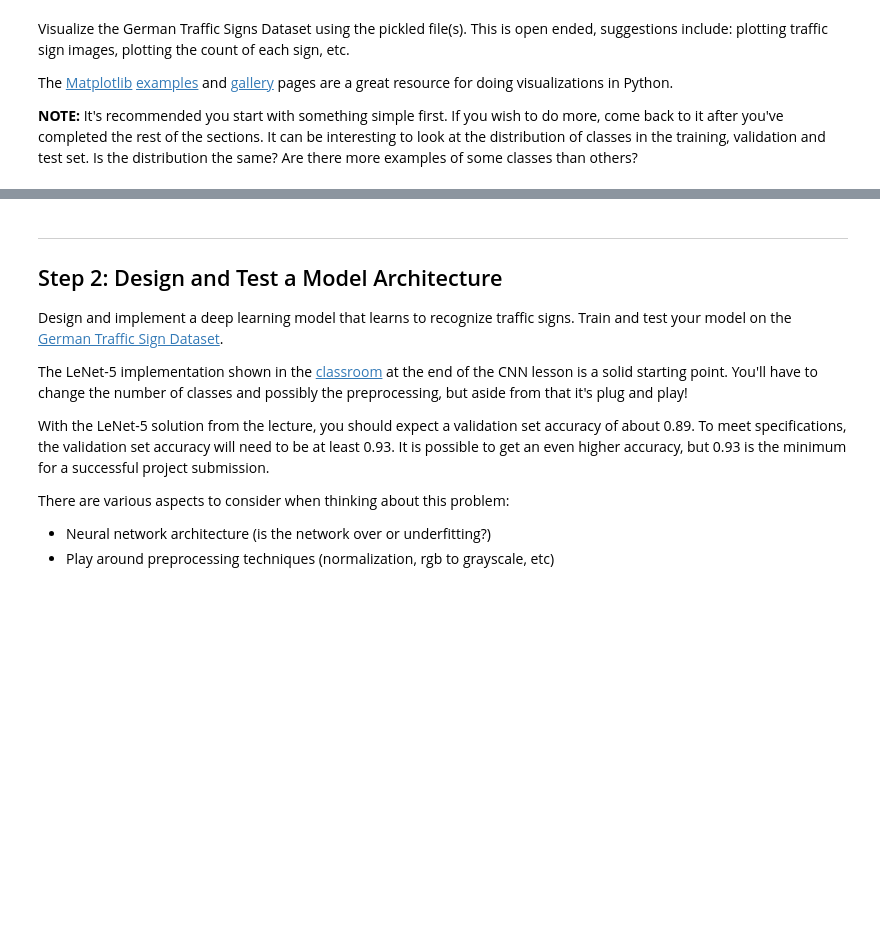
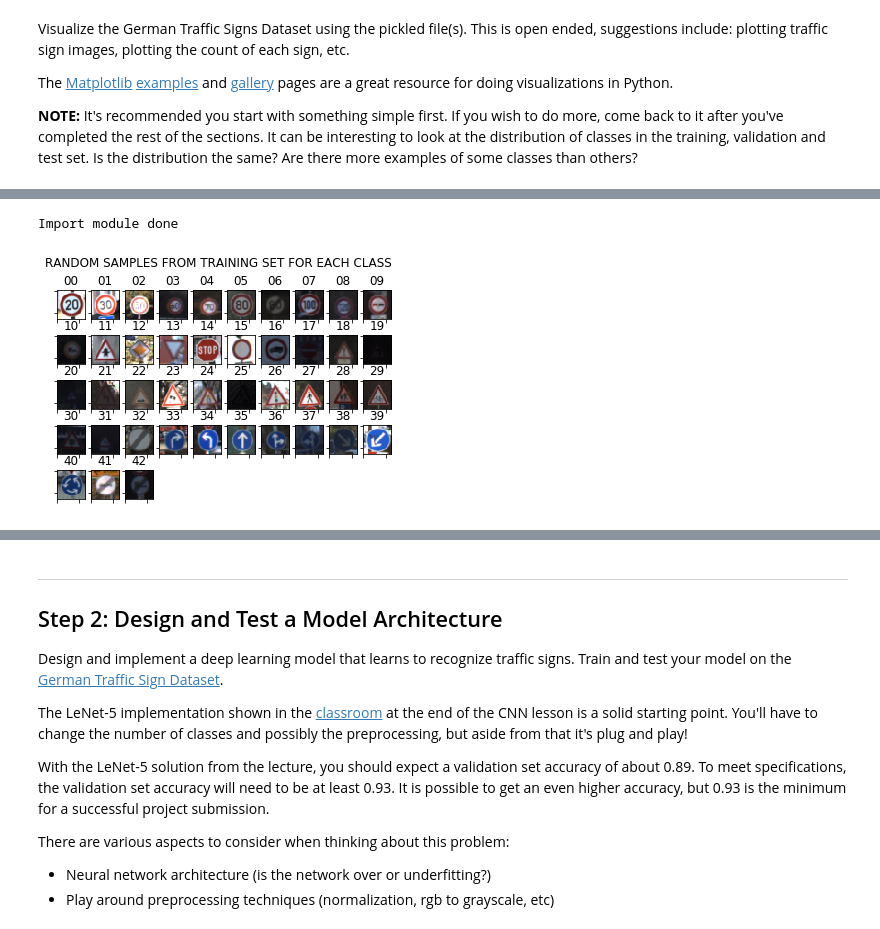
Before and after one commit to BeSlower/Self-Driving-Car, a Jupyter notebook: Project_2_traffic_sign_classification/Traffic_Sign_Classifier.ipynb, the cells around one changed output, grey strips where cells are left out. Drawn from its saved outputs; the diff is of its cells as text; code cells hidden in the pictures; blank space fills up the shorter version.

```diff
--- a/Project_2_traffic_sign_classification/Traffic_Sign_Classifier.ipynb
+++ b/Project_2_traffic_sign_classification/Traffic_Sign_Classifier.ipynb
@@ -155,0 +103,35 @@ print(y_train[index])
+# %%
+import matplotlib.pyplot as plt
+%matplotlib inline
+import random
+import numpy as np
+import cv2
+import tensorflow as tf
+from tensorflow.contrib.layers import flatten
+import os
+from sklearn.utils import shuffle
+print("Import module done")
+# %% [output]
+Import module done
+# %%
+### Data exploration visualization code goes here.
+# Visualizations will be shown in the notebook.
+rows, cols = 5, 10
+fig, ax_array = plt.subplots(rows, cols)
+plt.suptitle("RANDOM SAMPLES FROM TRAINING SET FOR EACH CLASS")
+for cls_id, ax in enumerate(ax_array.ravel()):
+    # display a random image for each class
+    if cls_id < n_classes:
+        cur_X = X_train[y_train==cls_id]
+        index = random.randint(0, len(cur_X))
+        image = cur_X[index].squeeze()
+        ax.imshow(image)
+        ax.set_title("{:02d}".format(cls_id))
+    else:
+        ax.axis('off')
+# hide both x and y ticks
+plt.setp([a.get_xticklabels() for a in ax_array.ravel()], visible=False)
+plt.setp([a.get_yticklabels() for a in ax_array.ravel()], visible=False)
+plt.draw()
+# %% [output]
+[figure, added]
```
Also changed, not shown: parts of 24 cells of this notebook, 4 other files.
